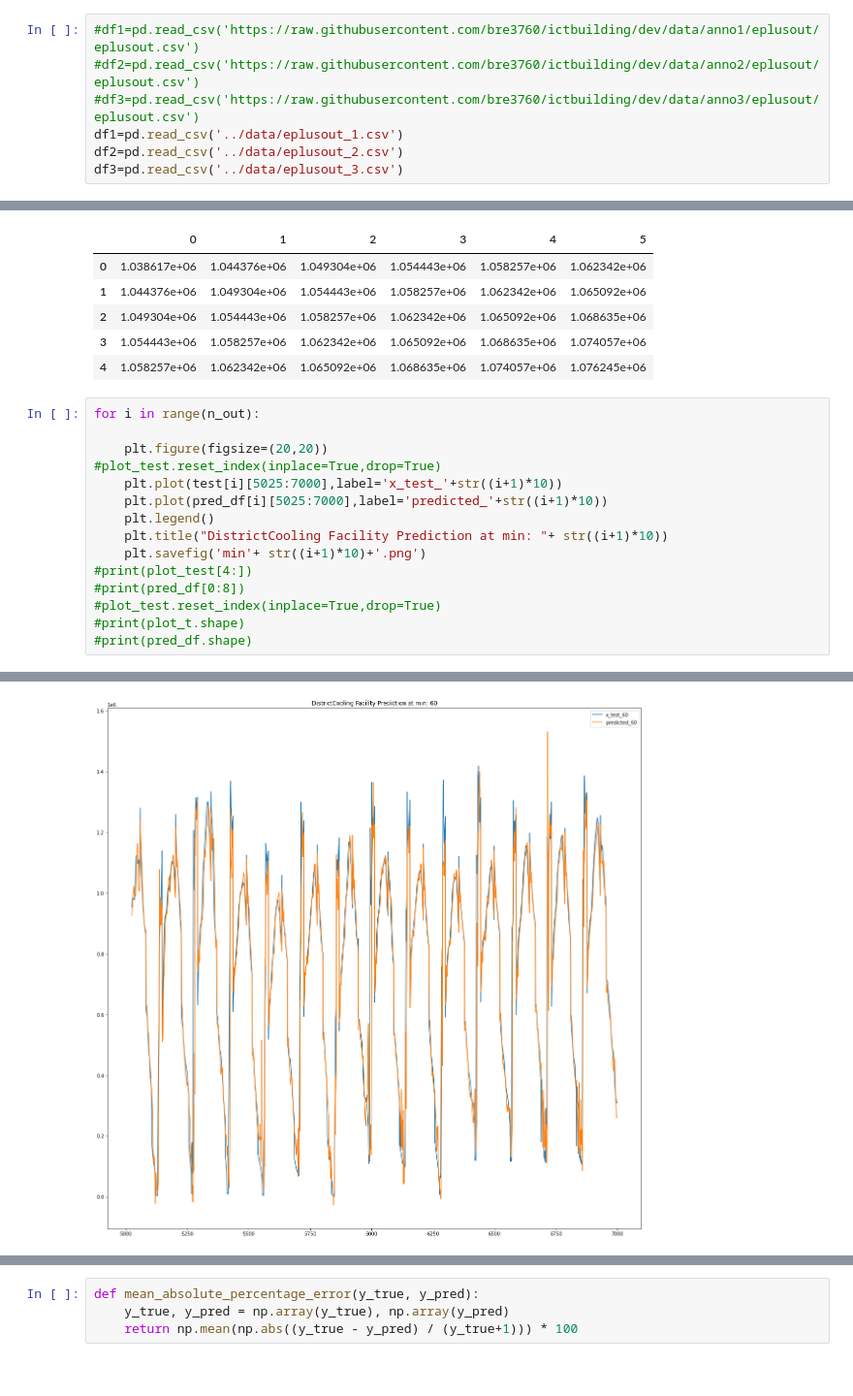
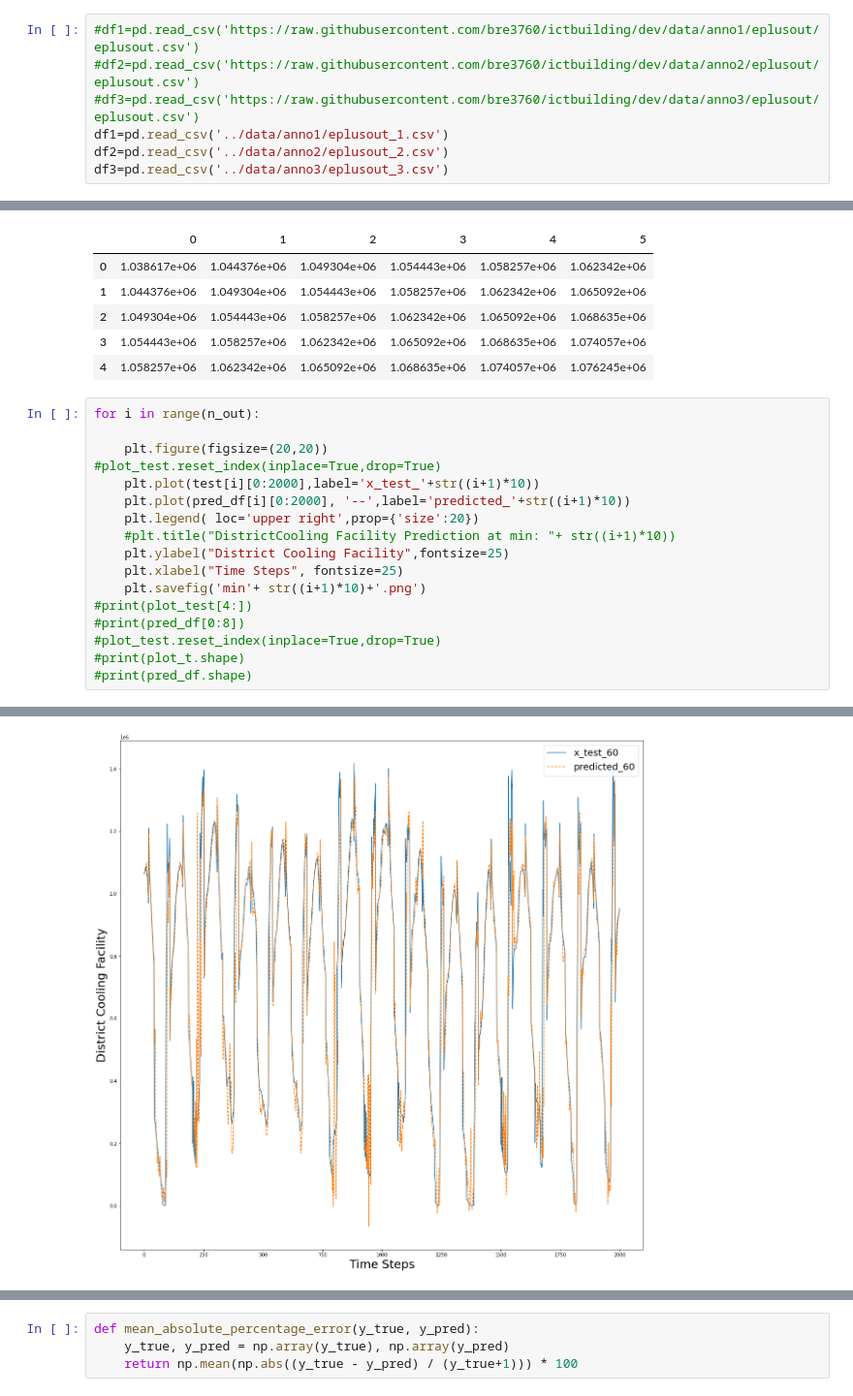
Before and after one commit to bre3760/ictbuilding, a Jupyter notebook: prediction_model/CNNbiLSTM_last.ipynb, the cells around one changed output, grey strips where cells are left out. Shown at 97% size. Saved outputs shown, nothing was run; the diff lists cells and outputs as text.

```diff
--- a/prediction_model/CNNbiLSTM_last.ipynb
+++ b/prediction_model/CNNbiLSTM_last.ipynb
@@ -38,9 +36,9 @@ Couldn't import dot_parser, loading of dot files will not be possible.
 #df1=pd.read_csv('https://raw.githubusercontent.com/bre3760/ictbuilding/dev/data/anno1/eplusout/eplusout.csv')
 #df2=pd.read_csv('https://raw.githubusercontent.com/bre3760/ictbuilding/dev/data/anno2/eplusout/eplusout.csv')
 #df3=pd.read_csv('https://raw.githubusercontent.com/bre3760/ictbuilding/dev/data/anno3/eplusout/eplusout.csv')
-df1=pd.read_csv('../data/eplusout_1.csv')
-df2=pd.read_csv('../data/eplusout_2.csv')
-df3=pd.read_csv('../data/eplusout_3.csv')
+df1=pd.read_csv('../data/anno1/eplusout_1.csv')
+df2=pd.read_csv('../data/anno2/eplusout_2.csv')
+df3=pd.read_csv('../data/anno3/eplusout_3.csv')
 # %%
 #Set number of timestep to use for prediction and to predict
 n_in = 12
@@ -376,10 +376,12 @@ for i in range(n_out):
 
     plt.figure(figsize=(20,20))
 #plot_test.reset_index(inplace=True,drop=True)
-    plt.plot(test[i][5025:7000],label='x_test_'+str((i+1)*10))
-    plt.plot(pred_df[i][5025:7000],label='predicted_'+str((i+1)*10))
-    plt.legend()
-    plt.title("DistrictCooling Facility Prediction at min: "+ str((i+1)*10))
+    plt.plot(test[i][0:2000],label='x_test_'+str((i+1)*10))
+    plt.plot(pred_df[i][0:2000], '--',label='predicted_'+str((i+1)*10))
+    plt.legend( loc='upper right',prop={'size':20})
+    #plt.title("DistrictCooling Facility Prediction at min: "+ str((i+1)*10))
+    plt.ylabel("District Cooling Facility",fontsize=25)
+    plt.xlabel("Time Steps", fontsize=25)
     plt.savefig('min'+ str((i+1)*10)+'.png')
 #print(plot_test[4:])
 #print(pred_df[0:8])
@@ -395,4 +397,4 @@ for i in range(n_out):
-[figure, old version]
+[figure, new version]
 # %%
 plt.figure(figsize=(20,20))
 #plot_test.reset_index(inplace=True,drop=True)
```
Also changed, not shown: parts of 9 cells of this notebook, 33 other files.
